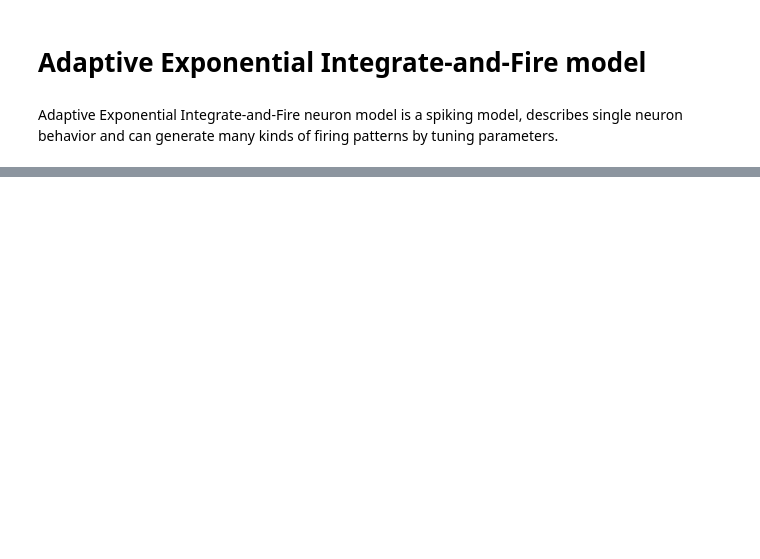
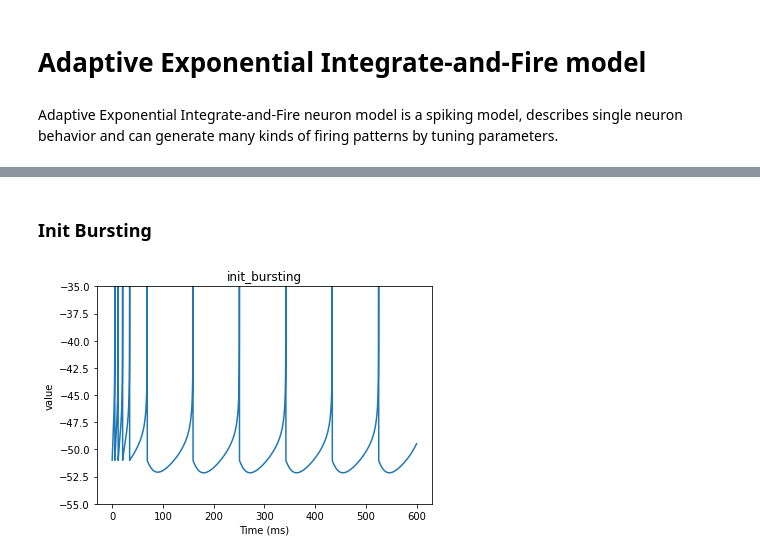
Before and after one commit to quanpeng0/BrainModels, a Jupyter notebook: docs/tutorials/neurons/AdIF_model.ipynb, the cells around one changed output, grey strips where cells are left out. Saved outputs shown, nothing was run; the diff lists cells and outputs as text; code cells hidden in the pictures; blank space fills up the shorter version.

```diff
--- a/docs/tutorials/neurons/AdIF_model.ipynb
+++ b/docs/tutorials/neurons/AdIF_model.ipynb
@@ -290,0 +57,19 @@ SymPy solve derivative of "int_w(V, w)" by "w", success.
+# %% [markdown]
+### Init Bursting
+# %%
+pars = init_bursting
+
+threshold = -50
+I_ext = 65
+duration = 600
+group = brainmodels.neurons.AdExIF(size = 1, monitors = ['V'],
+                                    a=pars['a'], b=pars['b'], R=.5,
+                                    tau=pars['tau_m'], tau_w=pars['tau_w'],
+                                    V_reset=pars['u_r'], V_rest=-70, V_th=-30,
+                                    V_T=threshold, delta_T=2.)
+group.run(duration, inputs=('input', I_ext))
+bp.visualize.line_plot(group.mon.ts, group.mon.V,
+                        ylim=(-55., -35.), title='init_bursting',
+                        show=True)
+# %% [output]
+[figure, added]
```
Also changed, not shown: parts of 27 cells of this notebook, 2 other files.
